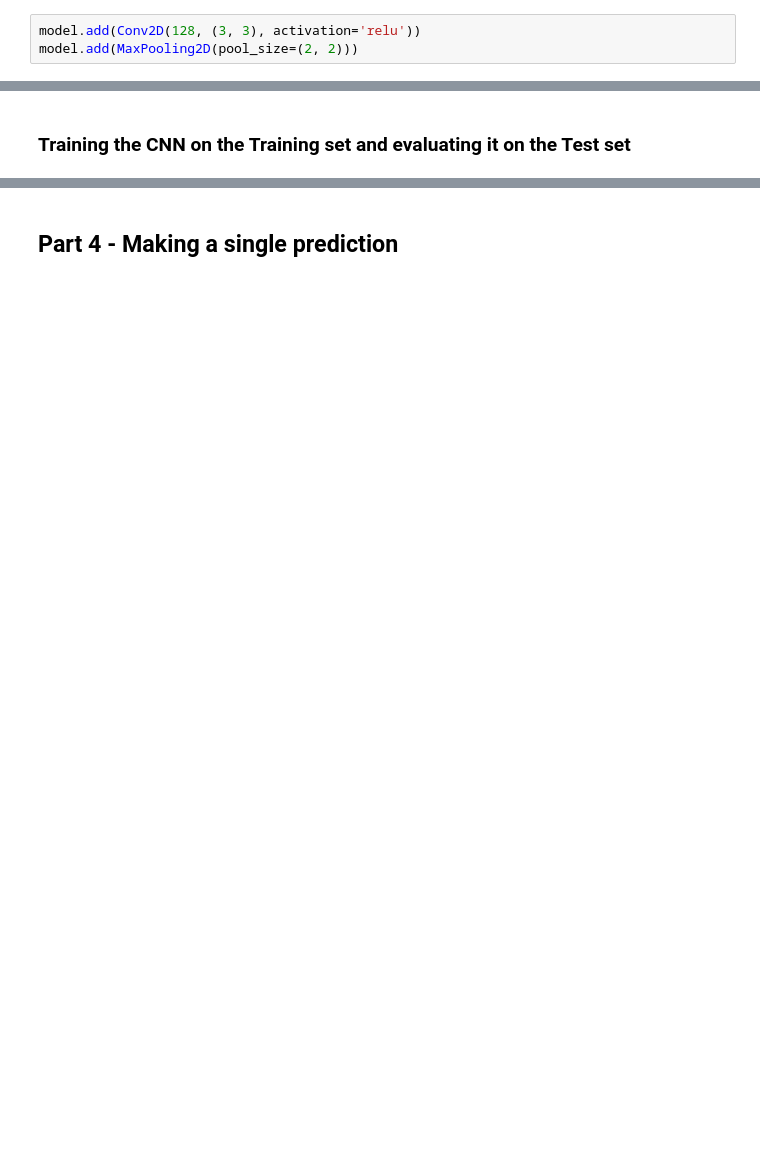
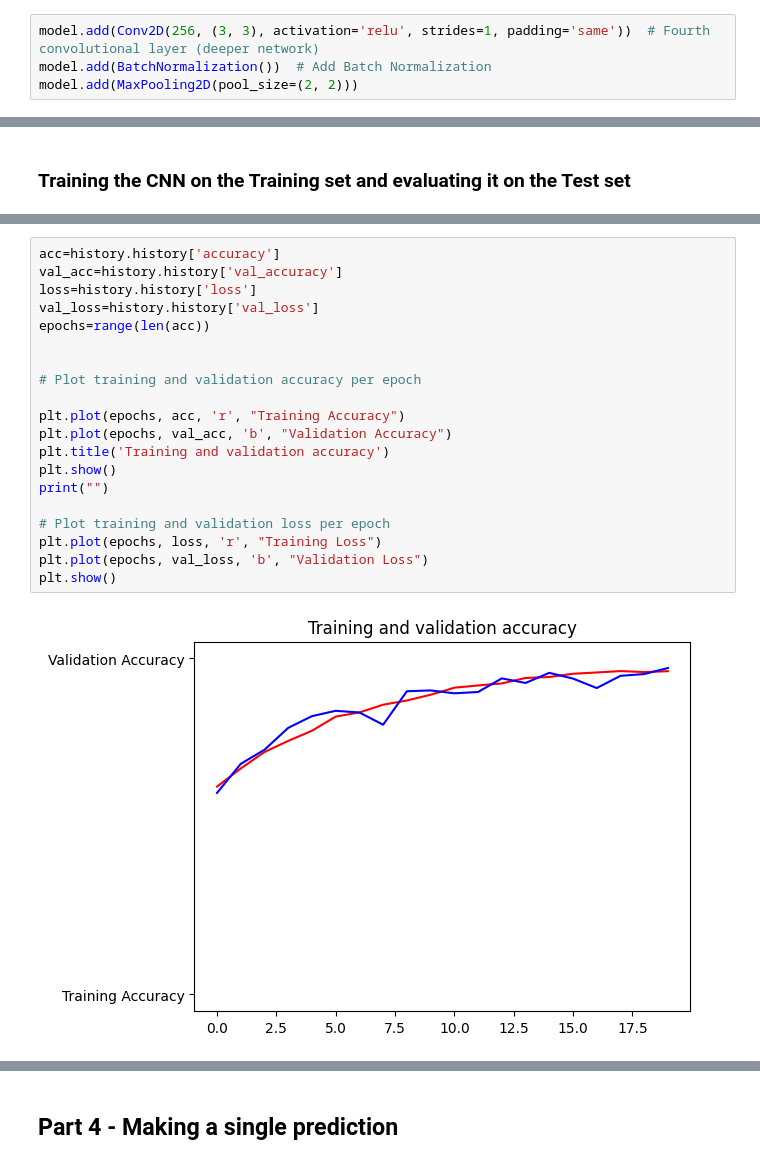
Before and after one commit to tahminasqa/image-classification-convolutional-neural-networks, a Jupyter notebook: CNN_for_Image_Classification_Tahmina.ipynb, the cells around one changed output, grey strips where cells are left out. Cells and saved outputs as stored; diff of their text form; blank space fills up the shorter version.

```diff
--- a/CNN_for_Image_Classification_Tahmina.ipynb
+++ b/CNN_for_Image_Classification_Tahmina.ipynb
@@ -76,7 +141,8 @@ model.add(MaxPooling2D(pool_size=(2, 2)))
 # %% [markdown]
 ### Adding a second convolutional layer
 # %%
-model.add(Conv2D(128, (3, 3), activation='relu'))
+model.add(Conv2D(256, (3, 3), activation='relu', strides=1, padding='same'))  # Fourth convolutional layer (deeper network)
+model.add(BatchNormalization())  # Add Batch Normalization
 model.add(MaxPooling2D(pool_size=(2, 2)))
 # %% [markdown]
 ### Step 3 - Flattening
@@ -156,0 +231,22 @@ Epoch 25/25
+# %%
+acc=history.history['accuracy']
+val_acc=history.history['val_accuracy']
+loss=history.history['loss']
+val_loss=history.history['val_loss']
+epochs=range(len(acc))
+
+
+# Plot training and validation accuracy per epoch
+
+plt.plot(epochs, acc, 'r', "Training Accuracy")
+plt.plot(epochs, val_acc, 'b', "Validation Accuracy")
+plt.title('Training and validation accuracy')
+plt.show()
+print("")
+
+# Plot training and validation loss per epoch
+plt.plot(epochs, loss, 'r', "Training Loss")
+plt.plot(epochs, val_loss, 'b', "Validation Loss")
+plt.show()
+# %% [output]
+[figure, added]
```
Also changed, not shown: parts of 24 cells of this notebook.
